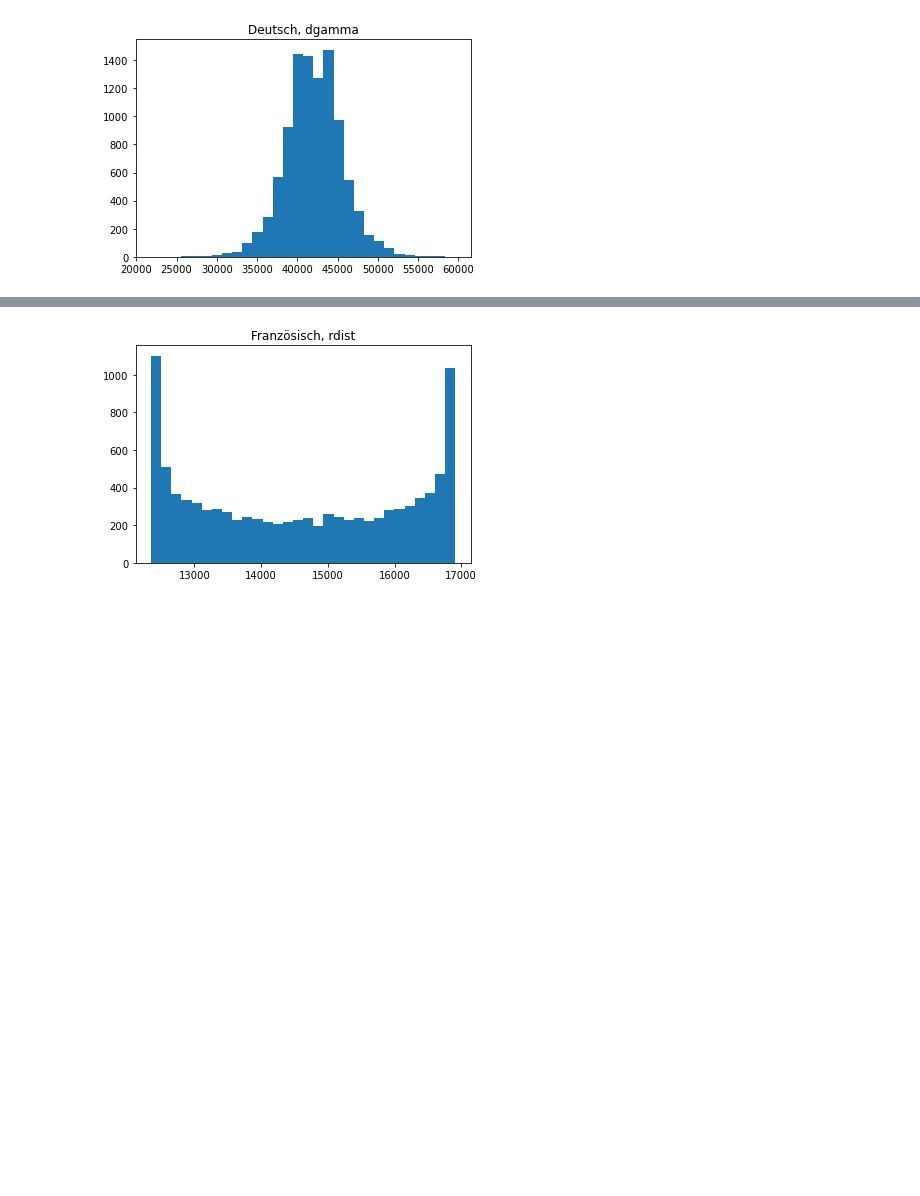
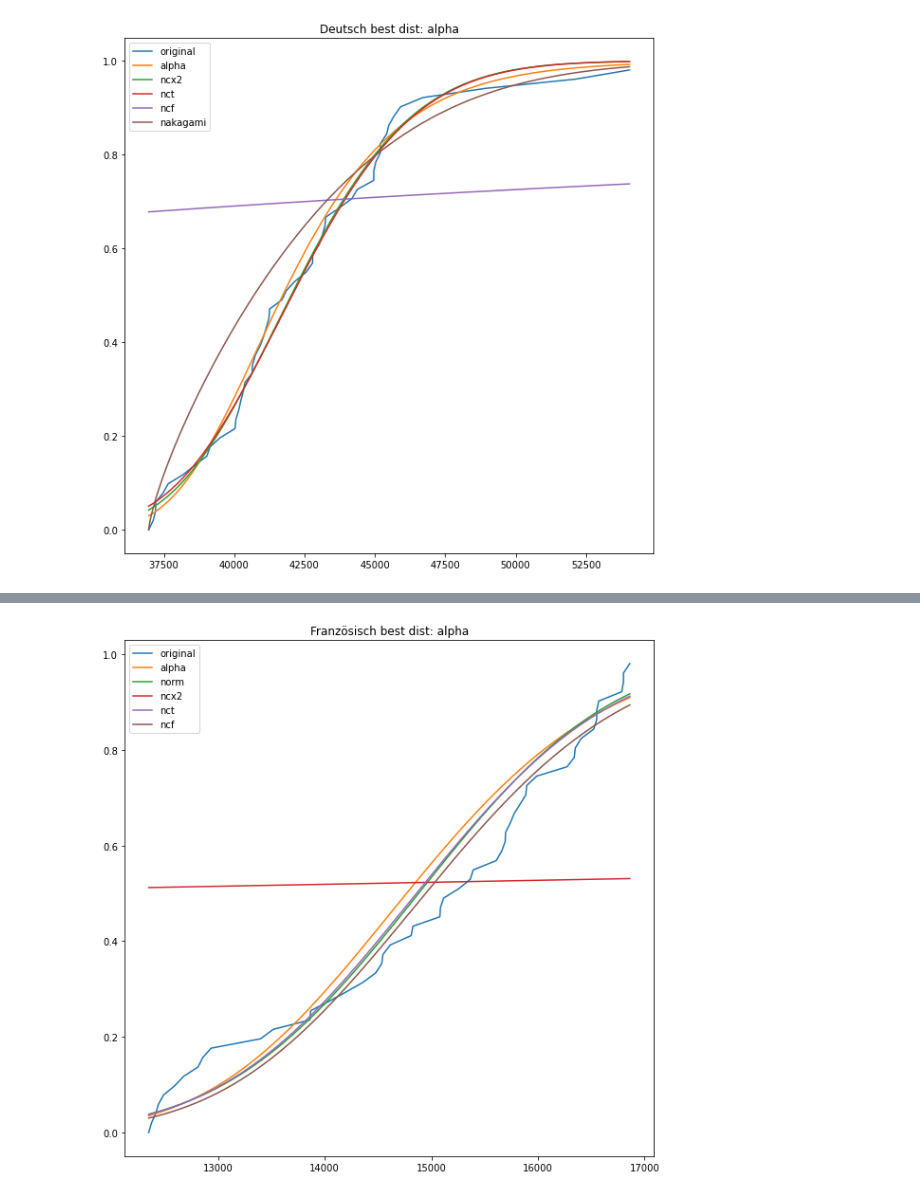
Before and after one commit to nicolarohner1337/omc-WER, a Jupyter notebook: Daten/zf_geburtenrate/aufbereiter.ipynb, the cells around one changed output, grey strips where cells are left out. Cells and saved outputs as stored; diff of their text form; code cells hidden in the pictures; blank space fills up the shorter version.

Commit message:
update distributions

```diff
--- a/Daten/zf_geburtenrate/aufbereiter.ipynb
+++ b/Daten/zf_geburtenrate/aufbereiter.ipynb
@@ -39,6 +38,37 @@ def get_geburtenrate_kanton():
     df_gebRate.index.name = None
 
     return df_gebRate.transpose().astype("Float64")
+# %%
+def display_distributions_cdf(f:fitter.Fitter, data:list, plotName:str, cost_method:str):
+    best_distributions_names = f.summary(plot=False, method=cost_method).index.values[:6]
+
+    sorted_data = data.copy()
+    sorted_data.sort()
+
+    y_data = []
+
+    for i in range(len(sorted_data)):
+        y_data.append(i / len(sorted_data))
+
+    _, ax = plt.subplots(1, 1, figsize = (10,10))
+
+    ax.plot(sorted_data, y_data, label = "original")
+
+    for distribution_name in best_distributions_names:
+        obj = getattr(stats, distribution_name)
+        params = f.fitted_param[distribution_name]
+
+        if type(params) is dict:
+            params = list(params.values())
+
+        x_dist_vals = np.linspace(sorted_data[0], sorted_data[-1], 1000)
+        dist_vals = obj.cdf(x_dist_vals, *params)
+
+        ax.plot(x_dist_vals, dist_vals, label=distribution_name)
+
+    ax.set_title(plotName + " best dist: " + list(f.get_best(method=cost_method).keys())[0])
+    ax.legend()
+    plt.show()
 # %%
 df_geburtenRate = get_geburtenrate_kanton()
 
@@ -96,7 +126,10 @@ for sprache, values in dict_birthRate_lang_distribution.items():
     f = fitter.Fitter(values, timeout=60)
     f.fit()
 
-    dict_distributions[sprache] = f.get_best()
+    method = "kl_div"
+    dict_distributions[sprache] = f.get_best(method=method)
+
+    display_distributions_cdf(f, values, sprache, method)
 
 for sprache, dist in dict_distributions.items():
     obj = getattr(stats, list(dist.keys())[0])
@@ -128 +153 @@ WARNING:root:SKIPPED rv_histogram distribution (taking more than 60 seconds)
-[figure, old version]
+[figure, new version]
@@ -129 +158 @@ WARNING:root:SKIPPED rv_histogram distribution (taking more than 60 seconds)
-[figure, old version]
+[figure, new version]
```
Also changed, not shown: parts of 2 cells of this notebook, 7 other files.
